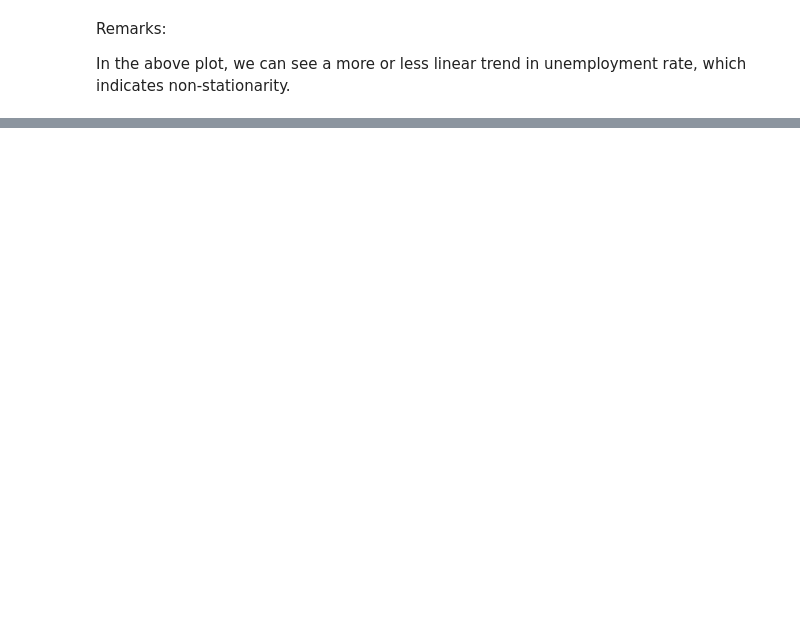
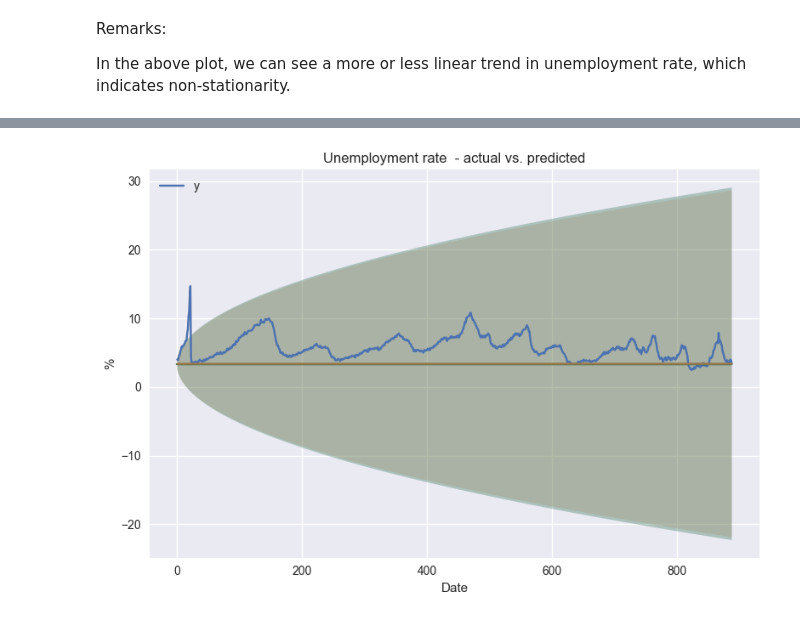
Before and after one commit to hllee0519/rmsc6007, a Jupyter notebook: asm2.ipynb, the cells around one changed output, grey strips where cells are left out. Drawn from its saved outputs; the diff is of its cells as text; code cells hidden in the pictures; blank space fills up the shorter version.

```diff
--- a/asm2.ipynb
+++ b/asm2.ipynb
@@ -195,0 +351,20 @@ plt.show()
+# %%
+# Use the predict method
+a, b = auto_arima.predict(n_periods=n_forecasts, #specify the number of periods that we wanted to forecast for.
+                                     return_conf_int=True, # `return_conf_int`: Whether to get the confidence intervals of the forecasts.
+                                     alpha=0.05) # 'alpha': The confidence intervals for the forecasts are (1 - alpha) %
+
+
+# # # create a list containing two pd.Dataframe which store forecasts and confidence intervals
+auto_arima_pred = [pd.DataFrame(a,
+                                 columns=['prediction']),
+                    pd.DataFrame(b,
+                                 columns=['ci_lower', 'ci_upper'], index=a.index)]
+
+auto_arima_pred
+
+#auto_arima_pred = pd.concat(a,b)
+# Concatenate the two Dataframes horizontally along the axis 1
+auto_arima_pred = pd.concat(auto_arima_pred, axis=1).set_index(UNRATE_df.index) # set the new DataFrame index same as the test index
+
+auto_arima_pred
@@ -195,0 +385,38 @@ plt.show()
+# %%
+# Plot the results
+fig, ax = plt.subplots(1)
+
+# plot the line of the actual test value
+ax = sns.lineplot(data=UNRATE_df, color=COLORS[0])
+
+# plot the arima prediction value
+ax.plot(arima_pred.prediction, c=COLORS[1])
+
+#fill between two sets of y-values: arima_pred.ci_lower and arima_pred.ci_upper
+ax.fill_between(arima_pred.index,
+                 arima_pred["lower y"],
+                 arima_pred["upper y"],
+                 alpha=0.3,  # with 30% opacity
+                 facecolor=COLORS[1])
+
+# plot the auto_arima prediction value
+ax.plot(auto_arima_pred.prediction, c=COLORS[2])
+
+# fill between two sets of y-values: auto_arima_pred.ci_lower and auto_arima_pred.ci_upper
+ax.fill_between(auto_arima_pred.index,
+                auto_arima_pred.ci_lower,
+                auto_arima_pred.ci_upper,
+                alpha=0.2,  # with 20% opacity
+                facecolor=COLORS[2])
+
+# add the title and axis labels
+ax.set(title="Unemployment rate  - actual vs. predicted",
+       xlabel='Date',
+       ylabel='%')
+ax.legend(loc='upper left') # `loc`: The location of the legend. {'upper left', 'upper right', 'lower left', 'lower right'}
+                            # place the legend at the corresponding corner of the axes/figure.
+
+plt.tight_layout()
+plt.show()
+# %% [output]
+[figure, added]
```
Also changed, not shown: parts of 12 cells of this notebook, 1 other file.
